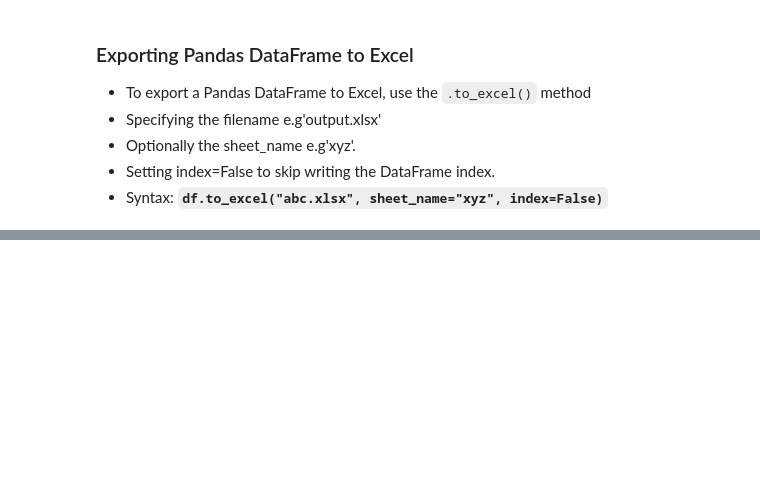
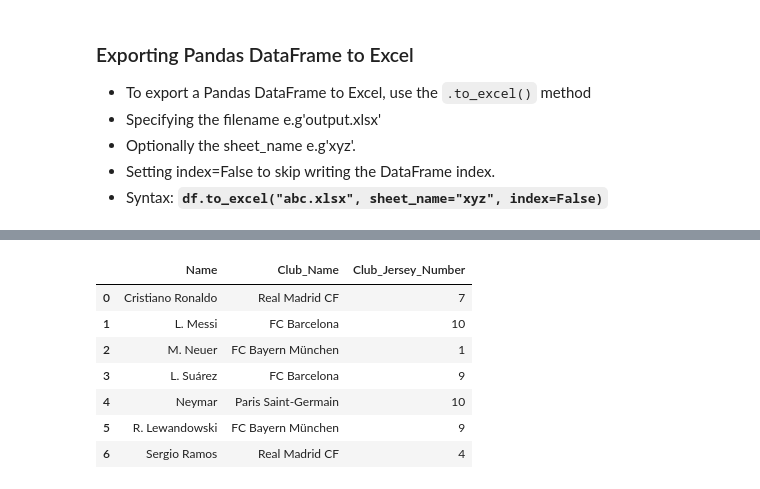
Before and after one commit to MoeedKhan-AMK/Pandas, a Jupyter notebook: Chapter2_Read_Write_excel_csv_files/read_excel_file.ipynb, the cells around one changed output, grey strips where cells are left out. Drawn from its saved outputs; the diff is of its cells as text; code cells hidden in the pictures; blank space fills up the shorter version.

Commit message:
pd.DataFrame() updated

```diff
--- a/Chapter2_Read_Write_excel_csv_files/read_excel_file.ipynb
+++ b/Chapter2_Read_Write_excel_csv_files/read_excel_file.ipynb
@@ -122,0 +128,18 @@ df_merged.to_excel("Players-Club-Info Merge.xlsx", sheet_name="merged", index=Fa
+# %%
+df_constructor = pd.DataFrame(
+    {
+    'Name':['Cristiano Ronaldo', 'L. Messi', 'M. Neuer', 'L. Suárez', 'Neymar', 'R. Lewandowski', 'Sergio Ramos'],
+    'Club_Name':['Real Madrid CF', 'FC Barcelona', 'FC Bayern München', 'FC Barcelona','Paris Saint-Germain','FC Bayern München','Real Madrid CF'],
+    'Club_Jersey_Number':[7,10,1,9,10,9,4]
+    }
+    )
+df_constructor
+# %% [output]
+|  | Name | Club_Name | Club_Jersey_Number |
+| 0 | Cristiano Ronaldo | Real Madrid CF | 7 |
+| 1 | L. Messi | FC Barcelona | 10 |
+| 2 | M. Neuer | FC Bayern München | 1 |
+| 3 | L. Suárez | FC Barcelona | 9 |
+| 4 | Neymar | Paris Saint-Germain | 10 |
+| 5 | R. Lewandowski | FC Bayern München | 9 |
+| 6 | Sergio Ramos | Real Madrid CF | 4 |
```
Also changed, not shown: parts of 1 cell of this notebook.
